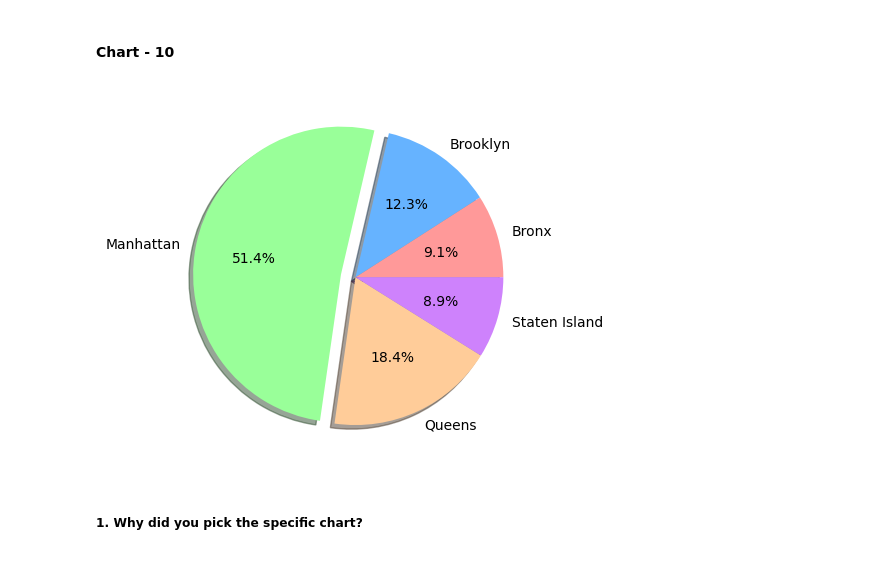
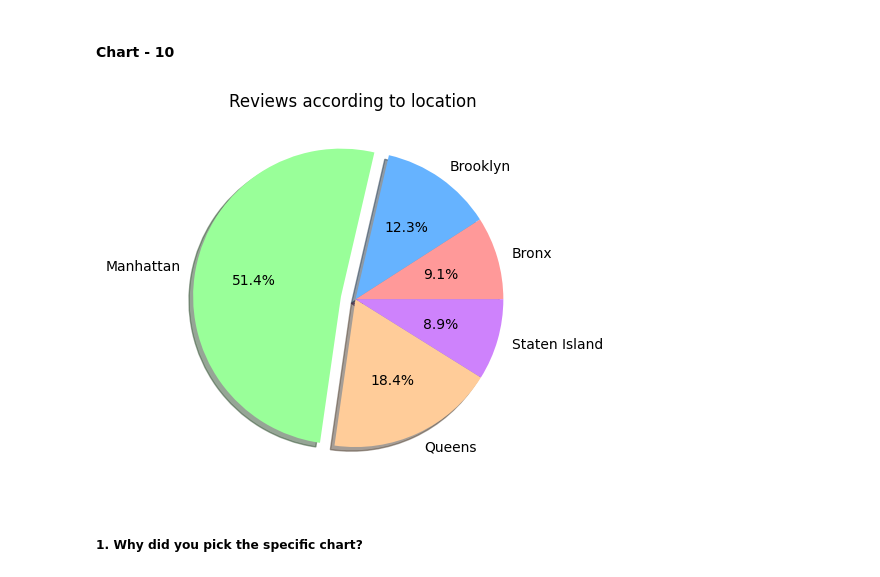
Before and after one commit to ankit-chuahan/Air_bnb_project, a Jupyter notebook: Air_bnd_ankit_.ipynb, the cells around one changed output. Saved outputs shown, nothing was run; the diff lists cells and outputs as text; code cells hidden in the pictures.

```diff
--- a/Air_bnd_ankit_.ipynb
+++ b/Air_bnd_ankit_.ipynb
@@ -489,17 +493,18 @@ Are there any insights that lead to negative growth? Justify with specific reaso
 # %%
 # which location getting most reviews per month
 
 final = air.groupby("location",as_index=False)[['reviews_per_month']].max()
 
 
 ex = [0,0,0.1,0,0]
 color = ['#ff9999','#66b3ff','#99ff99','#ffcc99',"#CE82FC"]
 
 
 plt.pie(final['reviews_per_month'], labels=final['location'],autopct='%1.1f%%',explode=ex,colors=color,shadow=True)   # explode peramter is used to slice main value from pie and show is used to get shadow of chart
+plt.title("Reviews according to location ")
 plt.show()
 # %% [output]
-[figure, old version]
+[figure, new version]
 # %% [markdown]
 ##### 1. Why did you pick the specific chart?
 # %% [markdown]
```
Also changed, not shown: parts of 7 cells of this notebook.
